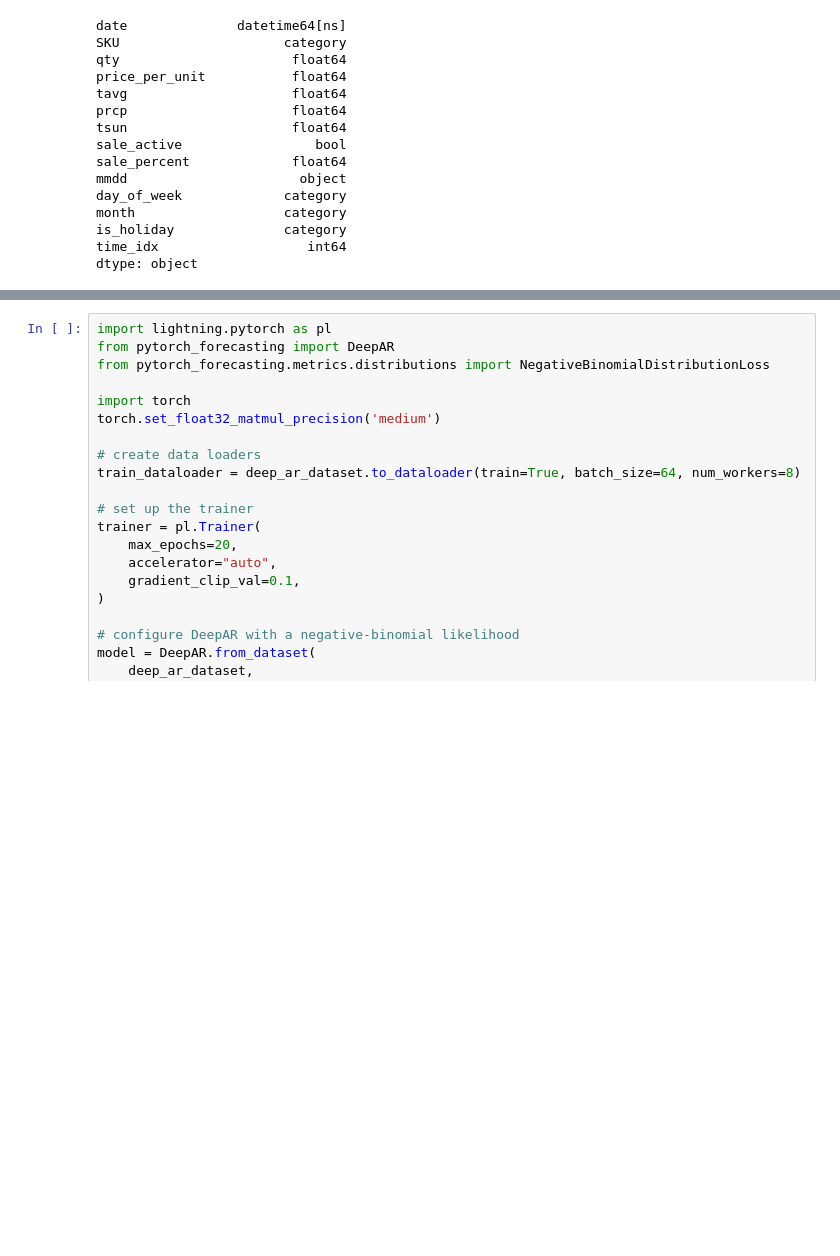
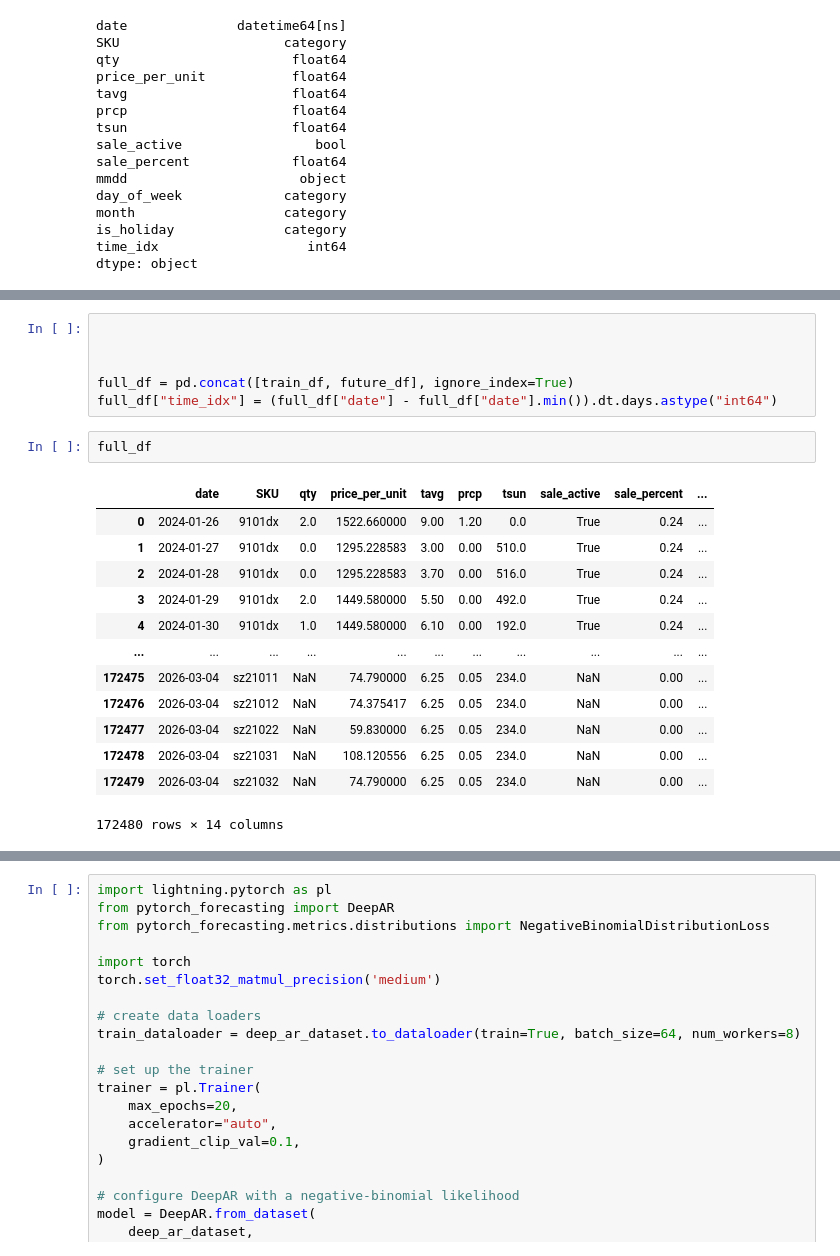
Before and after one commit to seb1ast8ian0/eleo-mind, a Jupyter notebook: packages/backend/src/outgoing/forecast/DeepAR.ipynb, the cells around one changed output, grey strips where cells are left out. Cells and saved outputs as stored; diff of their text form; blank space fills up the shorter version.

```diff
--- a/packages/backend/src/outgoing/forecast/DeepAR.ipynb
+++ b/packages/backend/src/outgoing/forecast/DeepAR.ipynb
@@ -107,0 +161,22 @@ deep_ar_dataset = TimeSeriesDataSet(
+# %%
+
+
+
+full_df = pd.concat([train_df, future_df], ignore_index=True)
+full_df["time_idx"] = (full_df["date"] - full_df["date"].min()).dt.days.astype("int64")
+# %%
+full_df
+# %% [output]
+|  | date | SKU | qty | price_per_unit | tavg | prcp | tsun | sale_active | sale_percent | ... |
+| 0 | 2024-01-26 | 9101dx | 2.0 | 1522.660000 | 9.00 | 1.20 | 0.0 | True | 0.24 | ... |
+| 1 | 2024-01-27 | 9101dx | 0.0 | 1295.228583 | 3.00 | 0.00 | 510.0 | True | 0.24 | ... |
+| 2 | 2024-01-28 | 9101dx | 0.0 | 1295.228583 | 3.70 | 0.00 | 516.0 | True | 0.24 | ... |
+| 3 | 2024-01-29 | 9101dx | 2.0 | 1449.580000 | 5.50 | 0.00 | 492.0 | True | 0.24 | ... |
+| 4 | 2024-01-30 | 9101dx | 1.0 | 1449.580000 | 6.10 | 0.00 | 192.0 | True | 0.24 | ... |
+| ... | ... | ... | ... | ... | ... | ... | ... | ... | ... | ... |
+| 172475 | 2026-03-04 | sz21011 | NaN | 74.790000 | 6.25 | 0.05 | 234.0 | NaN | 0.00 | ... |
+| 172476 | 2026-03-04 | sz21012 | NaN | 74.375417 | 6.25 | 0.05 | 234.0 | NaN | 0.00 | ... |
+| 172477 | 2026-03-04 | sz21022 | NaN | 59.830000 | 6.25 | 0.05 | 234.0 | NaN | 0.00 | ... |
+| 172478 | 2026-03-04 | sz21031 | NaN | 108.120556 | 6.25 | 0.05 | 234.0 | NaN | 0.00 | ... |
+| 172479 | 2026-03-04 | sz21032 | NaN | 74.790000 | 6.25 | 0.05 | 234.0 | NaN | 0.00 | ... |
+172480 rows × 14 columns
```
Also changed, not shown: parts of 17 cells of this notebook, 2 other files.
